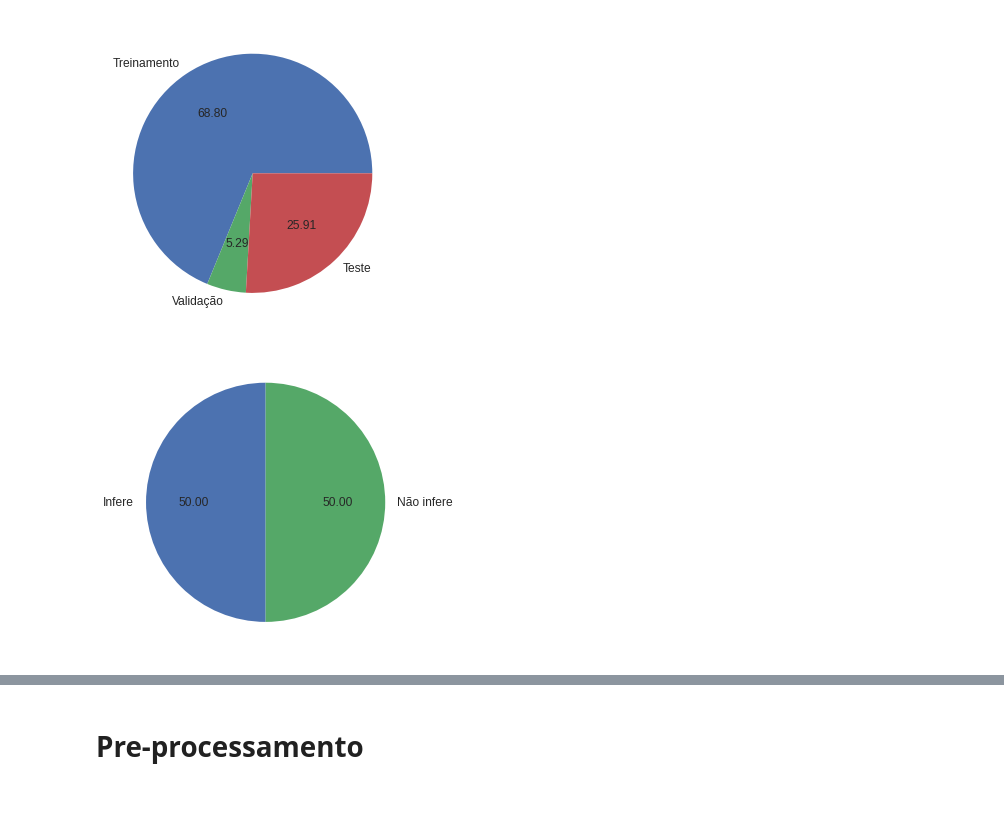
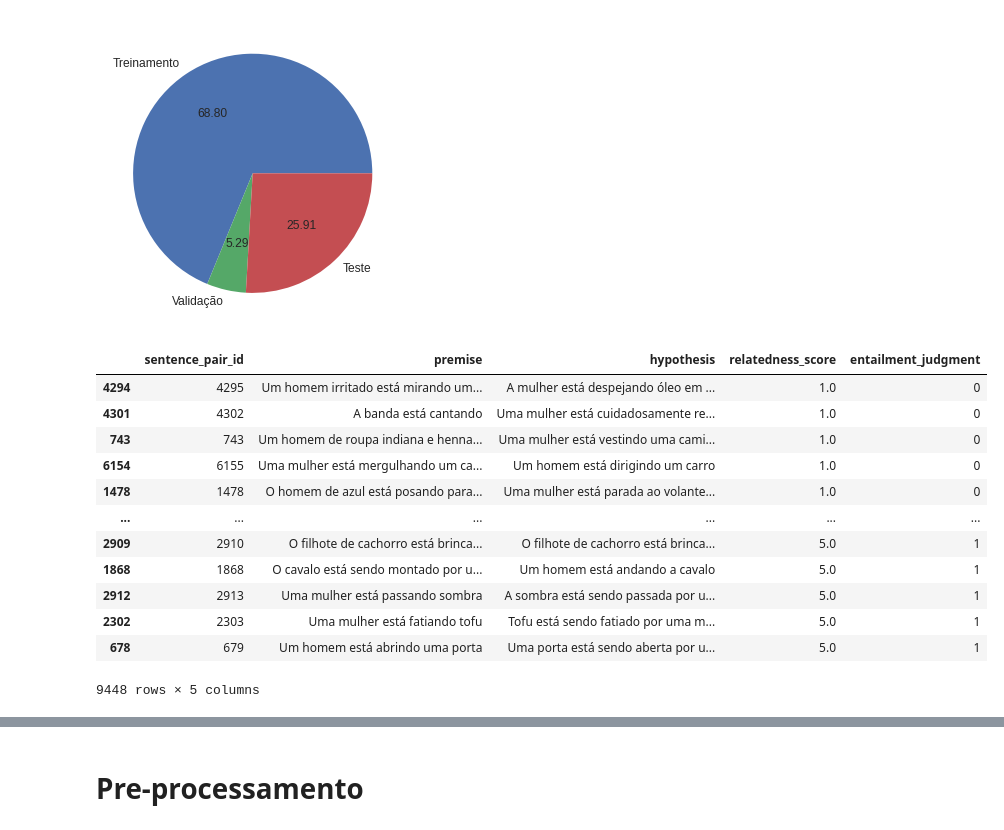
Before and after one commit to pedrosena138/assin2-bertimbau-benchmark, a Jupyter notebook: ASSIN2_Portuguese_BERT_TensorFlow.ipynb, the cells around one changed output, grey strips where cells are left out. Drawn from its saved outputs; the diff is of its cells as text; code cells hidden in the pictures; blank space fills up the shorter version.

```diff
--- a/ASSIN2_Portuguese_BERT_TensorFlow.ipynb
+++ b/ASSIN2_Portuguese_BERT_TensorFlow.ipynb
@@ -146,19 +105,3 @@ plt.pie([train_size, val_size, test_size], labels=['Treinamento', 'Validação',
 plt.show()
 # %% [output]
 [figure]
-# %%
-def count_pos_and_neg():
-    pos = 0,
-    neg = 0
-    for key in dataset.keys():
-        partial_neg, partial_pos = np.bincount(dataset[key]['entailment_judgment'])
-        pos += partial_pos
-        neg += int(partial_neg)
-
-    return int(pos), neg
-
-pos, neg = count_pos_and_neg()
-plt.pie([pos, neg], labels=['Infere', 'Não infere'], autopct='%.2f', textprops={'size': 'large'}, startangle=90)
-plt.show()
-# %% [output]
-[figure, removed]
@@ -164,0 +114,16 @@ plt.show()
+# %%
+final_df.sort_values(by='relatedness_score')
+# %% [output]
+|  | sentence_pair_id | premise | hypothesis | relatedness_score | entailment_judgment |
+| 4294 | 4295 | Um homem irritado está mirando um... | A mulher está despejando óleo em ... | 1.0 | 0 |
+| 4301 | 4302 | A banda está cantando | Uma mulher está cuidadosamente re... | 1.0 | 0 |
+| 743 | 743 | Um homem de roupa indiana e henna... | Uma mulher está vestindo uma cami... | 1.0 | 0 |
+| 6154 | 6155 | Uma mulher está mergulhando um ca... | Um homem está dirigindo um carro | 1.0 | 0 |
+| 1478 | 1478 | O homem de azul está posando para... | Uma mulher está parada ao volante... | 1.0 | 0 |
+| ... | ... | ... | ... | ... | ... |
+| 2909 | 2910 | O filhote de cachorro está brinca... | O filhote de cachorro está brinca... | 5.0 | 1 |
+| 1868 | 1868 | O cavalo está sendo montado por u... | Um homem está andando a cavalo | 5.0 | 1 |
+| 2912 | 2913 | Uma mulher está passando sombra | A sombra está sendo passada por u... | 5.0 | 1 |
+| 2302 | 2303 | Uma mulher está fatiando tofu | Tofu está sendo fatiado por uma m... | 5.0 | 1 |
+| 678 | 679 | Um homem está abrindo uma porta | Uma porta está sendo aberta por u... | 5.0 | 1 |
+9448 rows × 5 columns
```
Also changed, not shown: parts of 27 cells of this notebook.
